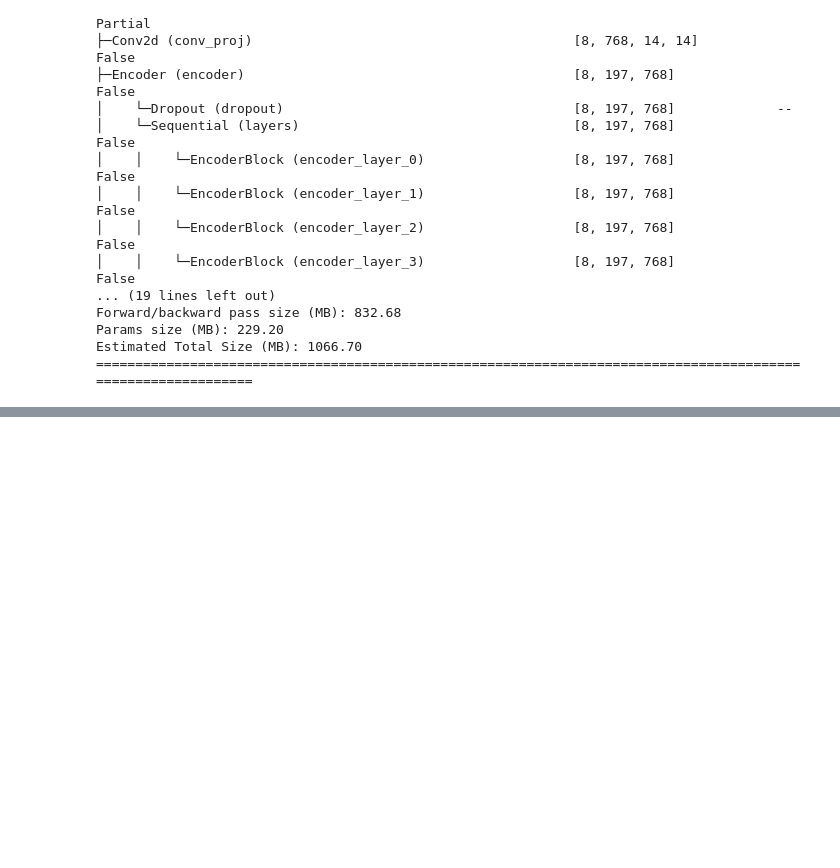
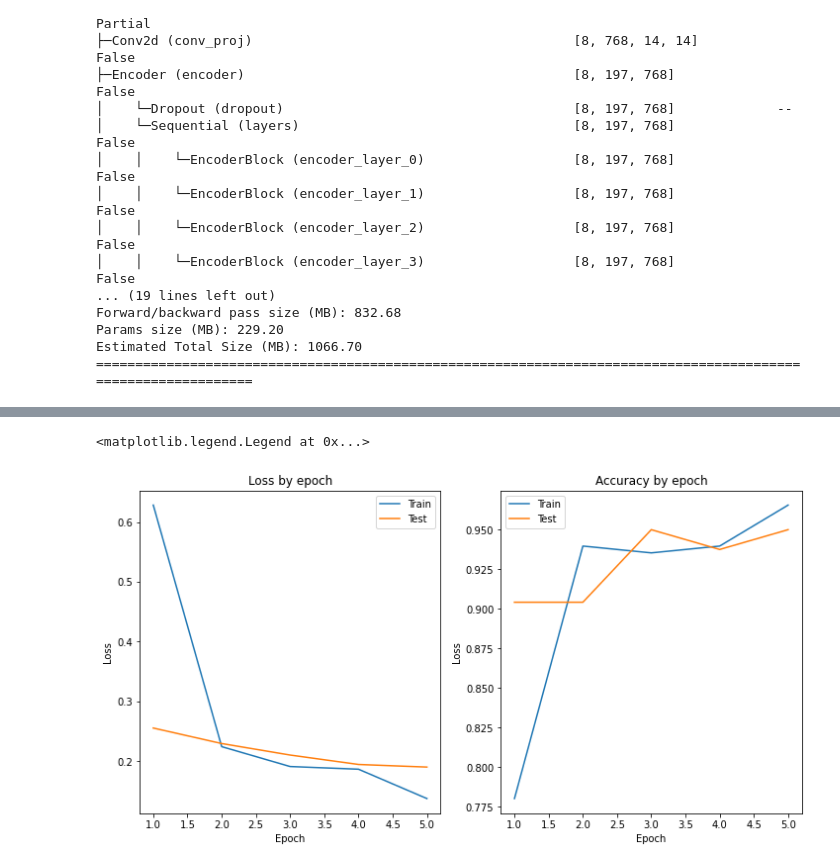
Before and after one commit to Calcifer777/learn-deep-learning, a Jupyter notebook: learn-pytorch/zero_to_mastery_learn_pytorch.ipynb, the cells around one changed output, grey strips where cells are left out. Cells and saved outputs as stored; diff of their text form; code cells hidden in the pictures; blank space fills up the shorter version.

```diff
--- a/learn-pytorch/zero_to_mastery_learn_pytorch.ipynb
+++ b/learn-pytorch/zero_to_mastery_learn_pytorch.ipynb
@@ -875,9 +870,9 @@ def train(model, loss_fn, optimizer, accuracy_fn, epochs, train_dataloader, test
 # %%
 loss_fn = nn.CrossEntropyLoss()
 accuracy_fn = lambda labels, preds: torch.eq(labels, preds).sum() / len(labels)
-optimizer = torch.optim.AdamW(params=model.parameters(), lr=1e-2, weight_decay=0.1)
+optimizer = torch.optim.AdamW(params=model.parameters(), lr=1e-3, weight_decay=0.1)
 # %%
-EPOCHS = 10
+EPOCHS = 5
 
 history = train(
   model=model,
@@ -911,0 +920,20 @@ Test loss: 0.16773 | Test accuracy: 0.96%
+# %%
+plt.figure(figsize=(12, 6))
+plt.subplot(1, 2, 1)
+epochs = list(range(1, len(history["train_loss"])+1))
+plt.plot(epochs, history["train_loss"], label="Train")
+plt.plot(epochs, history["test_loss"], label="Test")
+plt.title("Loss by epoch")
+plt.ylabel("Loss")
+plt.xlabel("Epoch")
+plt.legend()
+plt.subplot(1, 2, 2)
+plt.plot(epochs, history["train_acc"], label="Train")
+plt.plot(epochs, history["test_acc"], label="Test")
+plt.title("Accuracy by epoch")
+plt.ylabel("Loss")
+plt.xlabel("Epoch")
+plt.legend()
+# %% [output]
+<matplotlib.legend.Legend at 0x...>
+[figure, added]
```
Also changed, not shown: parts of 15 cells of this notebook.
